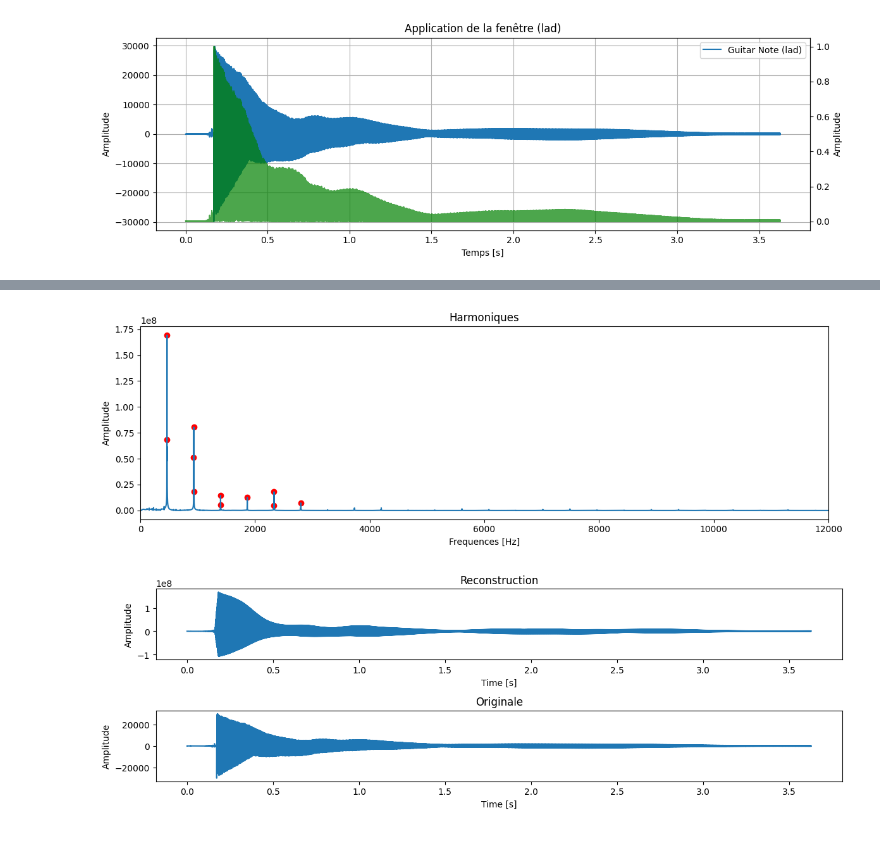
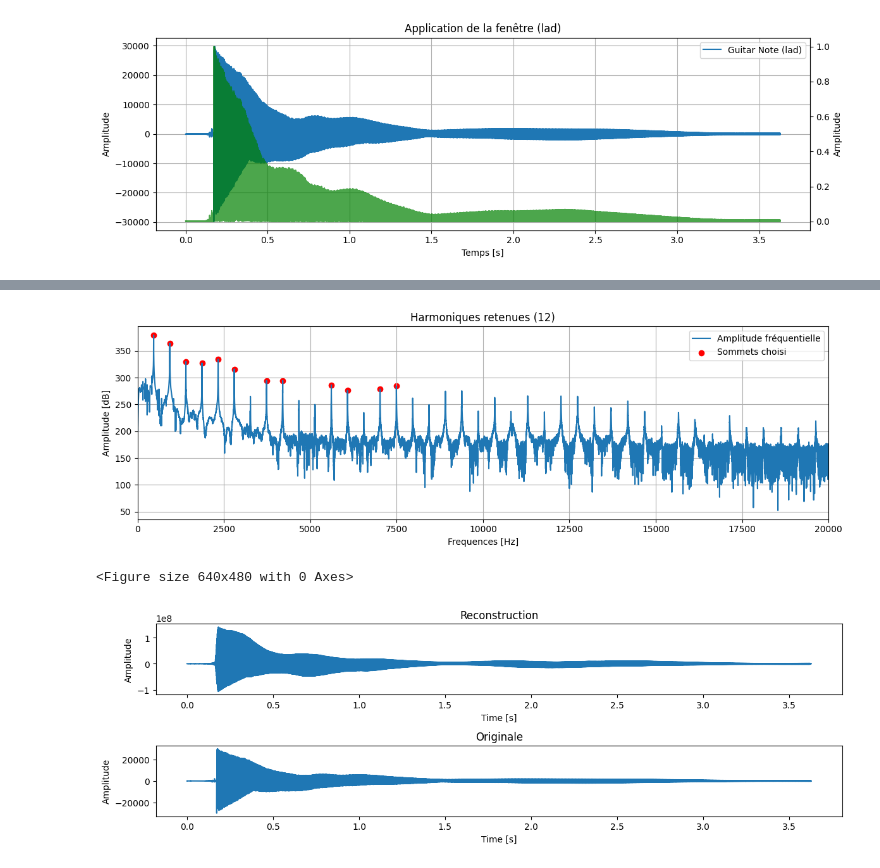
Before and after one commit to Bobelbo/s5app3, a Jupyter notebook: problematique_guitare.ipynb, the cells around one changed output, grey strips where cells are left out. Drawn from its saved outputs; the diff is of its cells as text; code cells hidden in the pictures.

Commit message:
tout graphiques

```diff
--- a/problematique_guitare.ipynb
+++ b/problematique_guitare.ipynb
@@ -5,12 +5,12 @@ import numpy as np
 from scipy.io import wavfile
 from scipy.signal import find_peaks
 
-sample_rate, data = wavfile.read('note_guitare_lad.wav')
+Fe, data = wavfile.read('note_guitare_lad.wav')
 
 if len(data.shape) > 1:
     data = data[:, 0]
 
-time = np.linspace(0, len(data) / sample_rate, len(data))
+time = np.linspace(0, len(data) / Fe, len(data))
 
 fig, ax1 = plt.subplots()
 plt.grid(True)
@@ -54,27 +78,43 @@ plt.show()
 # %%
 guitare_fft = np.fft.rfft(data)
-guitare_fft_freq = np.fft.rfftfreq(len(data), 1/sample_rate)
+guitare_fft_freq = np.fft.rfftfreq(len(data), 1/Fe)
 
 amplitude = abs(guitare_fft)
+amplitudelog = np.log(abs(guitare_fft)) * 20
 
 peaks, _ = find_peaks(
-        amplitude,
-        distance=3
+        amplitudelog,
+        distance=400,
+        prominence=80
     )
 peak_amp = amplitude[peaks]
-top = peaks[np.argsort(-peak_amp)[:11]]
+top = peaks[np.argsort(-peak_amp)[:12]]
 
 plt.figure(figsize=(12, 4))
-plt.plot(guitare_fft_freq, amplitude)
-plt.scatter(guitare_fft_freq[top],amplitude[top], color='red')
+plt.title(f'Harmoniques retenues ({len(top)})')
+plt.plot(guitare_fft_freq, amplitudelog, label="Amplitude fréquentielle")
+plt.scatter(guitare_fft_freq[top], amplitudelog[top], color='red', label="Sommets choisi")
 plt.xlabel('Frequences [Hz]')
-plt.ylabel('Amplitude')
-plt.title('Harmoniques')
-plt.xlim([0, 12000])
+plt.ylabel('Amplitude [dB]')
+plt.xlim((0,20000))
+plt.grid(True)
+plt.legend()
 plt.tight_layout()
 plt.show()
+plt.savefig("./images/harmoniques-guitare.jpg")
+
+with open(f"{len(top)}_harmoniques.txt", "w") as f:
+    f.write("Frequency(Hz), Amplitude, Phase(rad)\n")
+
+    for i in top:
+        f.write(
+            f"{guitare_fft_freq[i]}, "
+            f"{amplitudelog[i]}, "
+            f"{np.angle(guitare_fft[i])}\n"
+        )
 # %% [output]
-[figure, old version]
+[figure, new version]
+<Figure size 640x480 with 0 Axes>
 # %%
 harmoniques_i = top
 harmoniques_freq = guitare_fft_freq[harmoniques_i]
@@ -109,6 +149,6 @@ plt.show()
 reconstructed_norm = reconstructed / np.max(np.abs(reconstructed)) * 32767
 reconstructed_int16 = reconstructed_norm.astype(np.int16)
 
-wavfile.write('out.wav', sample_rate, reconstructed_int16)
+wavfile.write('out.wav', Fe, reconstructed_int16)
 # %% [output]
-[figure, old version]
+[figure, new version]
```
Also changed, not shown: parts of 3 cells of this notebook, 24 other files.
